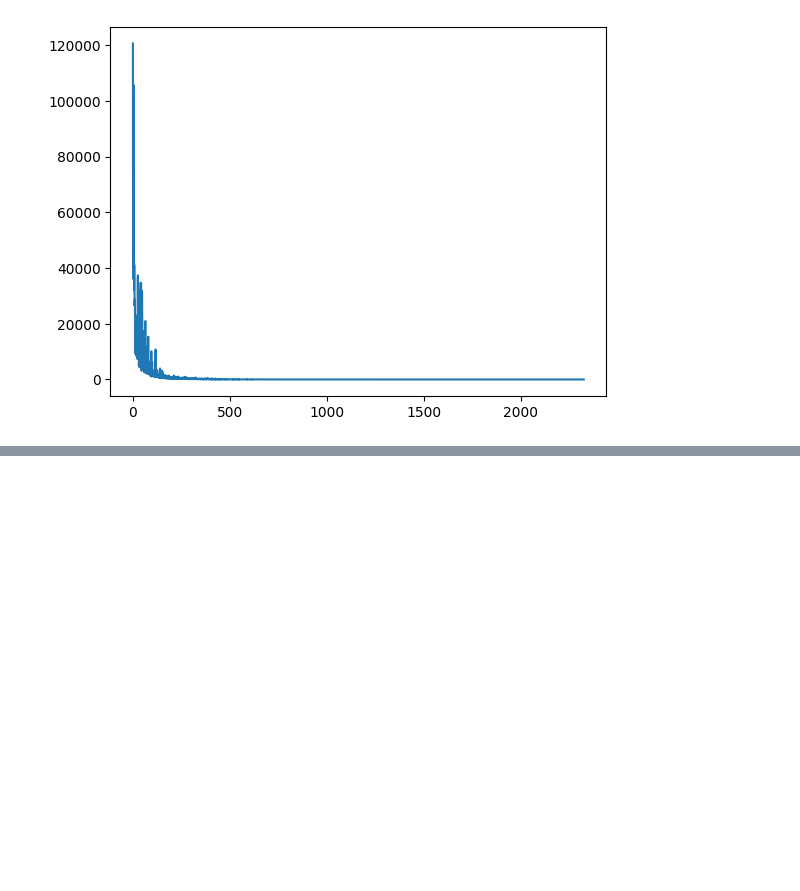
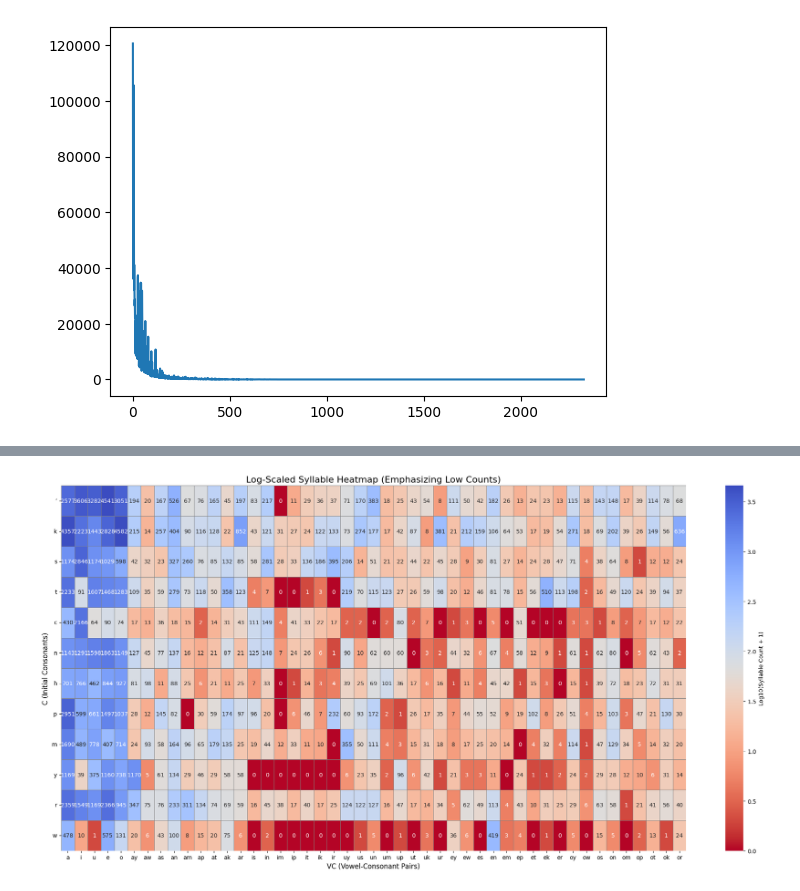
Before and after one commit to mkpoli/ainu-corpora-process, a Jupyter notebook: corpus/analysis/syllables.ipynb, the cells around one changed output, grey strips where cells are left out. Drawn from its saved outputs; the diff is of its cells as text; code cells hidden in the pictures; blank space fills up the shorter version.

```diff
--- a/corpus/analysis/syllables.ipynb
+++ b/corpus/analysis/syllables.ipynb
@@ -84,0 +377,28 @@ plt.show()
+# %%
+import numpy as np
+import seaborn as sns
+import matplotlib.pyplot as plt
+
+log_df = np.log10(df + 1)
+
+plt.figure(figsize=(20, 10))
+sns.heatmap(
+    log_df,
+    annot=df,
+    fmt="d",
+    cmap="coolwarm_r",
+    linewidths=0.5,
+    linecolor="gray",
+    cbar_kws={"label": "Log10(Syllable Count + 1)"},
+)
+
+plt.title("Log-Scaled Syllable Heatmap (Emphasizing Low Counts)", fontsize=16)
+plt.xlabel("VC (Vowel-Consonant Pairs)", fontsize=12)
+plt.ylabel("C (Initial Consonants)", fontsize=12)
+
+plt.yticks(rotation=0)
+
+plt.tight_layout()
+plt.show()
+# %% [output]
+[figure, added]
```
Also changed, not shown: parts of 10 cells of this notebook.
